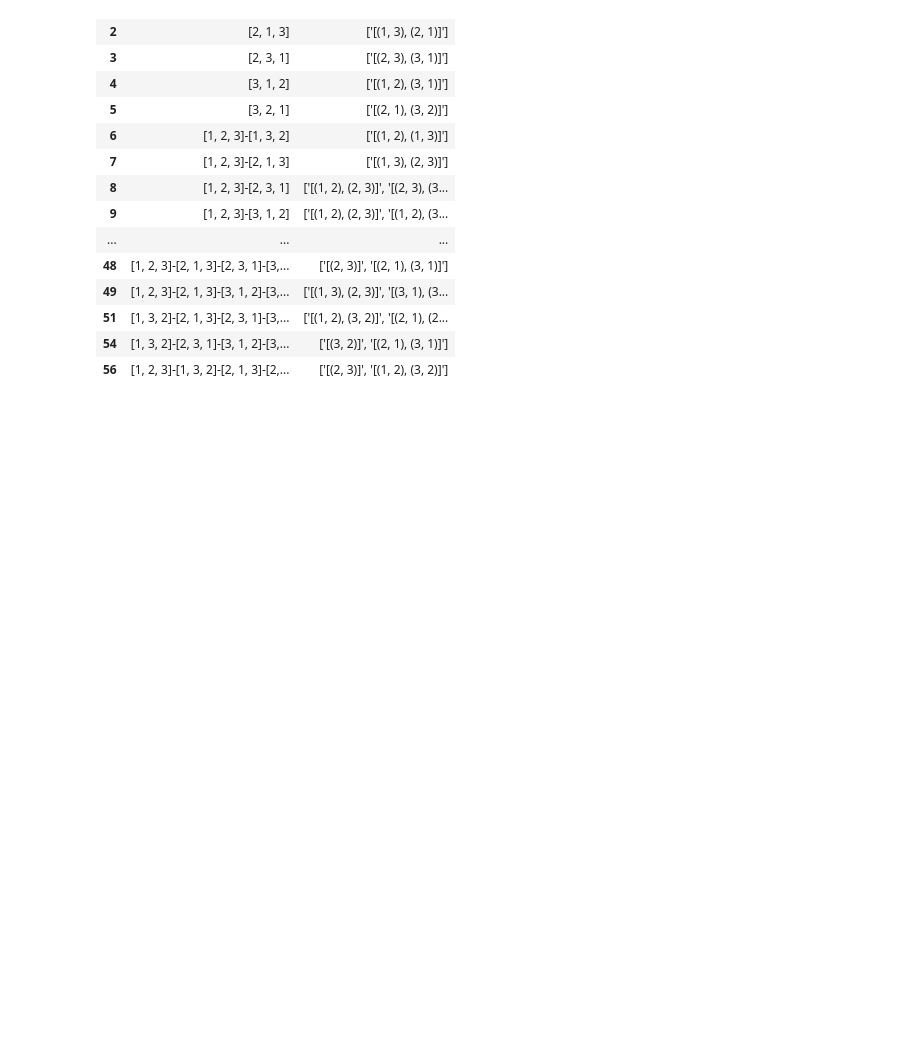
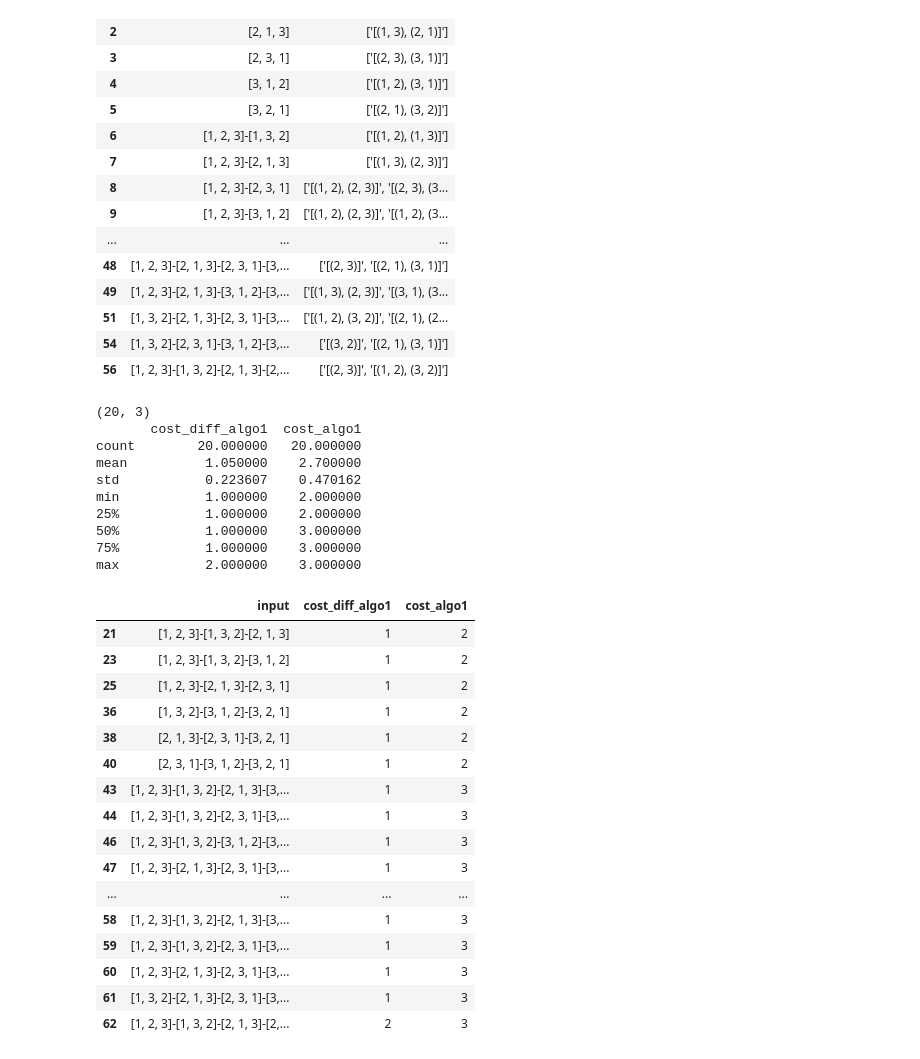
Before and after one commit to cjgsongsong/cs199aclthesis, a Jupyter notebook: analysis.ipynb, the cells around one changed output. Cells and saved outputs as stored; diff of their text form; code cells hidden in the pictures; blank space fills up the shorter version.

```diff
--- a/analysis.ipynb
+++ b/analysis.ipynb
@@ -106,3 +108,36 @@ optapprox1
 | 51 | [1, 3, 2]-[2, 1, 3]-[2, 3, 1]-[3,... | ['[(1, 2), (3, 2)]', '[(2, 1), (2... |
 | 54 | [1, 3, 2]-[2, 3, 1]-[3, 1, 2]-[3,... | ['[(3, 2)]', '[(2, 1), (3, 1)]'] |
 | 56 | [1, 2, 3]-[1, 3, 2]-[2, 1, 3]-[2,... | ['[(2, 3)]', '[(1, 2), (3, 2)]'] |
+# %%
+notoptapprox1 = results[results['cost_diff_algo1'] != 0]
+notoptapprox1 = notoptapprox1[['input', 'cost_diff_algo1', 'cost_algo1']]
+print(notoptapprox1.describe())
+notoptapprox1
+# %% [output]
+(20, 3)
+       cost_diff_algo1  cost_algo1
+count        20.000000   20.000000
+mean          1.050000    2.700000
+std           0.223607    0.470162
+min           1.000000    2.000000
+25%           1.000000    2.000000
+50%           1.000000    3.000000
+75%           1.000000    3.000000
+max           2.000000    3.000000
+|  | input | cost_diff_algo1 | cost_algo1 |
+| 21 | [1, 2, 3]-[1, 3, 2]-[2, 1, 3] | 1 | 2 |
+| 23 | [1, 2, 3]-[1, 3, 2]-[3, 1, 2] | 1 | 2 |
+| 25 | [1, 2, 3]-[2, 1, 3]-[2, 3, 1] | 1 | 2 |
+| 36 | [1, 3, 2]-[3, 1, 2]-[3, 2, 1] | 1 | 2 |
+| 38 | [2, 1, 3]-[2, 3, 1]-[3, 2, 1] | 1 | 2 |
+| 40 | [2, 3, 1]-[3, 1, 2]-[3, 2, 1] | 1 | 2 |
+| 43 | [1, 2, 3]-[1, 3, 2]-[2, 1, 3]-[3,... | 1 | 3 |
+| 44 | [1, 2, 3]-[1, 3, 2]-[2, 3, 1]-[3,... | 1 | 3 |
+| 46 | [1, 2, 3]-[1, 3, 2]-[3, 1, 2]-[3,... | 1 | 3 |
+| 47 | [1, 2, 3]-[2, 1, 3]-[2, 3, 1]-[3,... | 1 | 3 |
+| ... | ... | ... | ... |
+| 58 | [1, 2, 3]-[1, 3, 2]-[2, 1, 3]-[3,... | 1 | 3 |
+| 59 | [1, 2, 3]-[1, 3, 2]-[2, 3, 1]-[3,... | 1 | 3 |
+| 60 | [1, 2, 3]-[2, 1, 3]-[2, 3, 1]-[3,... | 1 | 3 |
+| 61 | [1, 3, 2]-[2, 1, 3]-[2, 3, 1]-[3,... | 1 | 3 |
+| 62 | [1, 2, 3]-[1, 3, 2]-[2, 1, 3]-[2,... | 2 | 3 |
```
Also changed, not shown: parts of 8 cells of this notebook, 1 other file.
